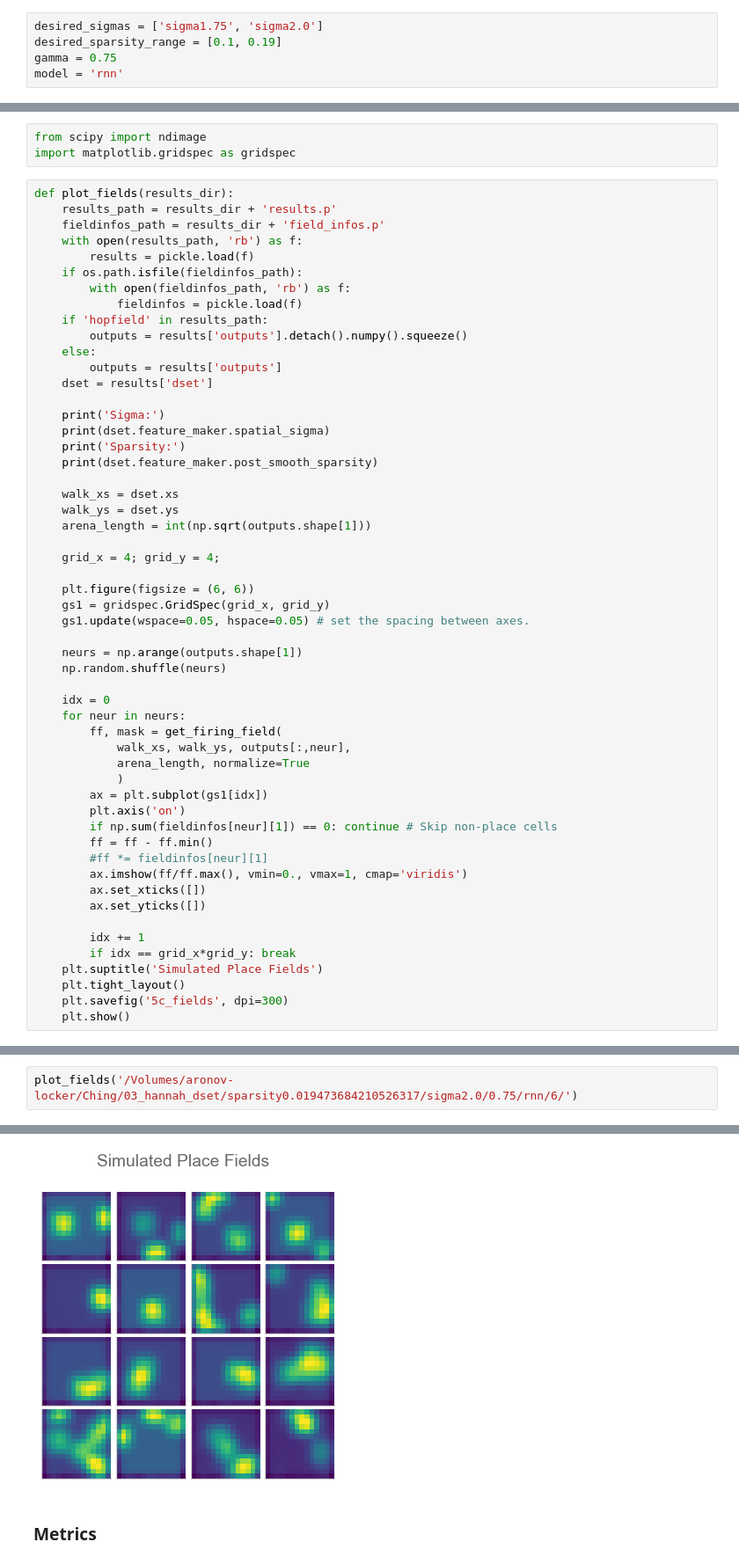
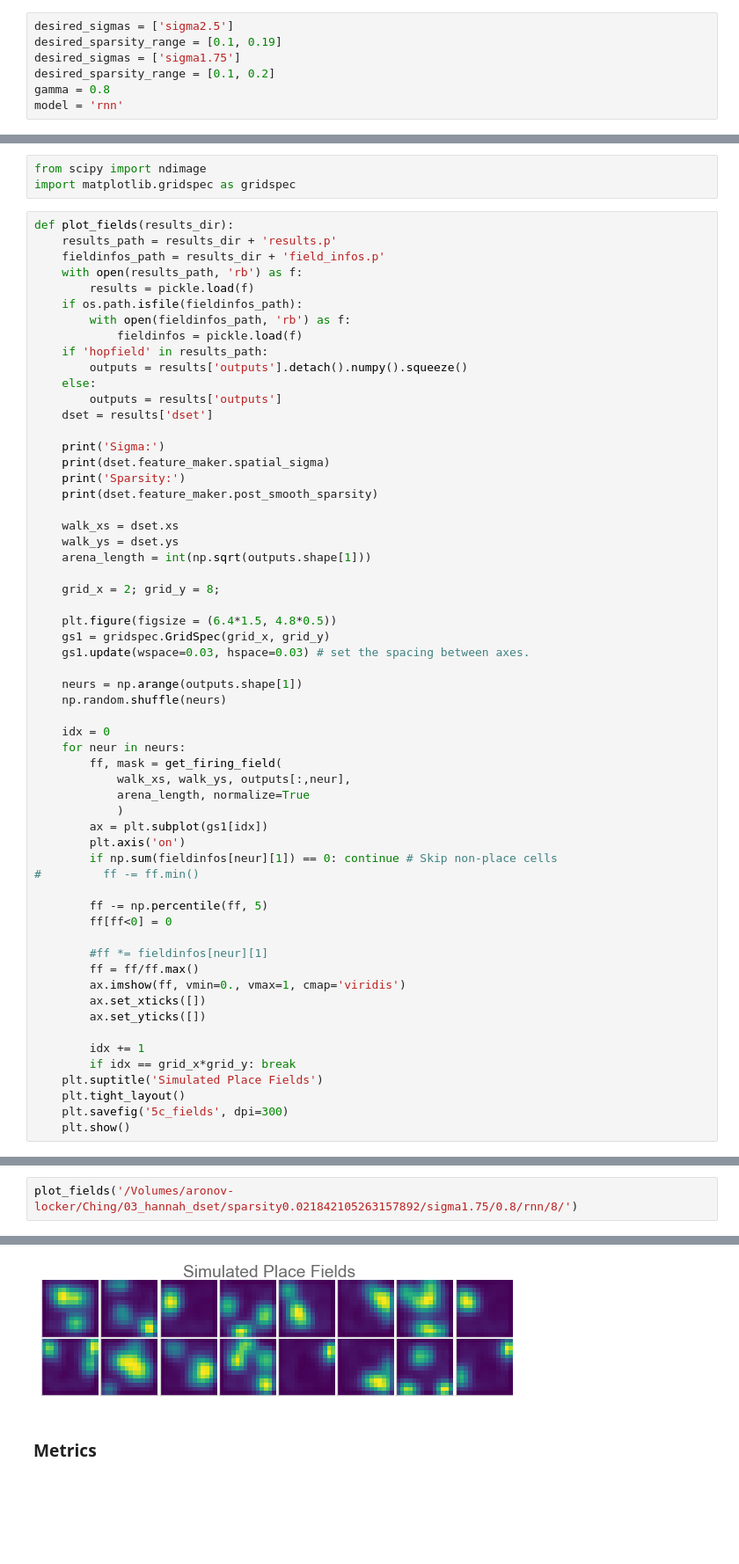
Before and after one commit to chingf/sr-project, a Jupyter notebook: notebooks/6h-place-field-examples.ipynb, the cells around one changed output, grey strips where cells are left out. Shown: that part at 88% size. Drawn from its saved outputs; the diff is of its cells as text; blank space fills up the shorter version.

```diff
--- a/notebooks/6h-place-field-examples.ipynb
+++ b/notebooks/6h-place-field-examples.ipynb
@@ -24,9 +24,11 @@ device = 'cpu'
 # %% [markdown]
 # Load existing results
 # %%
-desired_sigmas = ['sigma1.75', 'sigma2.0']
+desired_sigmas = ['sigma2.5']
 desired_sparsity_range = [0.1, 0.19]
-gamma = 0.75
+desired_sigmas = ['sigma1.75']
+desired_sparsity_range = [0.1, 0.2]
+gamma = 0.8
 model = 'rnn'
 # %%
 results_dirs = []
@@ -125,11 +124,11 @@ def plot_fields(results_dir):
     walk_ys = dset.ys
     arena_length = int(np.sqrt(outputs.shape[1]))
 
-    grid_x = 4; grid_y = 4;
+    grid_x = 2; grid_y = 8;
 
-    plt.figure(figsize = (6, 6))
+    plt.figure(figsize = (6.4*1.5, 4.8*0.5))
     gs1 = gridspec.GridSpec(grid_x, grid_y)
-    gs1.update(wspace=0.05, hspace=0.05) # set the spacing between axes.
+    gs1.update(wspace=0.03, hspace=0.03) # set the spacing between axes.
 
     neurs = np.arange(outputs.shape[1])
     np.random.shuffle(neurs)
@@ -143,9 +142,14 @@ def plot_fields(results_dir):
         ax = plt.subplot(gs1[idx])
         plt.axis('on')
         if np.sum(fieldinfos[neur][1]) == 0: continue # Skip non-place cells
-        ff = ff - ff.min()
+#         ff -= ff.min()
+
+        ff -= np.percentile(ff, 5)
+        ff[ff<0] = 0
+
         #ff *= fieldinfos[neur][1]
-        ax.imshow(ff/ff.max(), vmin=0., vmax=1, cmap='viridis')
+        ff = ff/ff.max()
+        ax.imshow(ff, vmin=0., vmax=1, cmap='viridis')
         ax.set_xticks([])
         ax.set_yticks([])
 
@@ -200,4 +204,4 @@ Sparsity:
 # %%
-plot_fields('/Volumes/aronov-locker/Ching/03_hannah_dset/sparsity0.019473684210526317/sigma2.0/0.75/rnn/6/')
+plot_fields('/Volumes/aronov-locker/Ching/03_hannah_dset/sparsity0.021842105263157892/sigma1.75/0.8/rnn/8/')
 # %% [output]
 Sigma:
@@ -207,4 +211,4 @@ Sparsity:
-[figure, old version]
+[figure, new version]
 # %% [markdown]
 ### Metrics
 # %%
```
Also changed, not shown: parts of 3 cells of this notebook, 18 other files.
